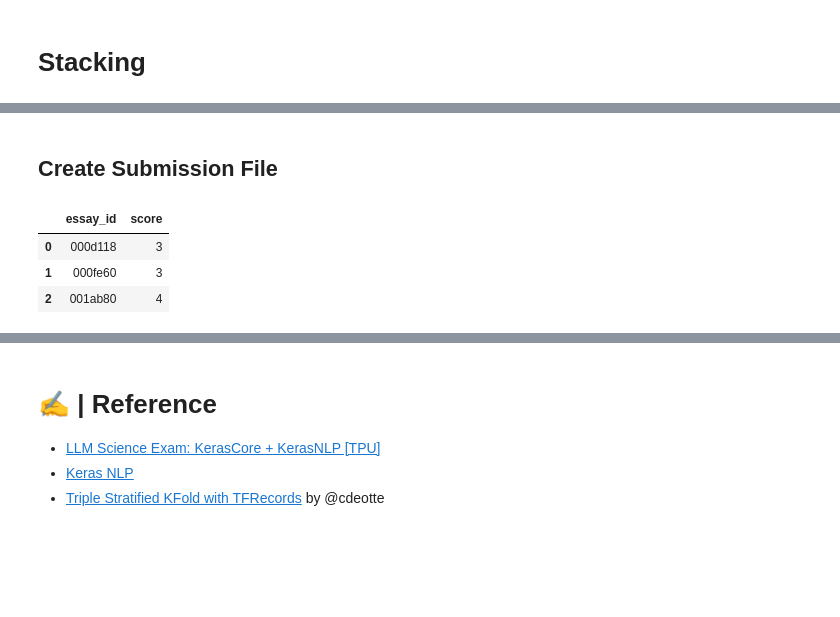
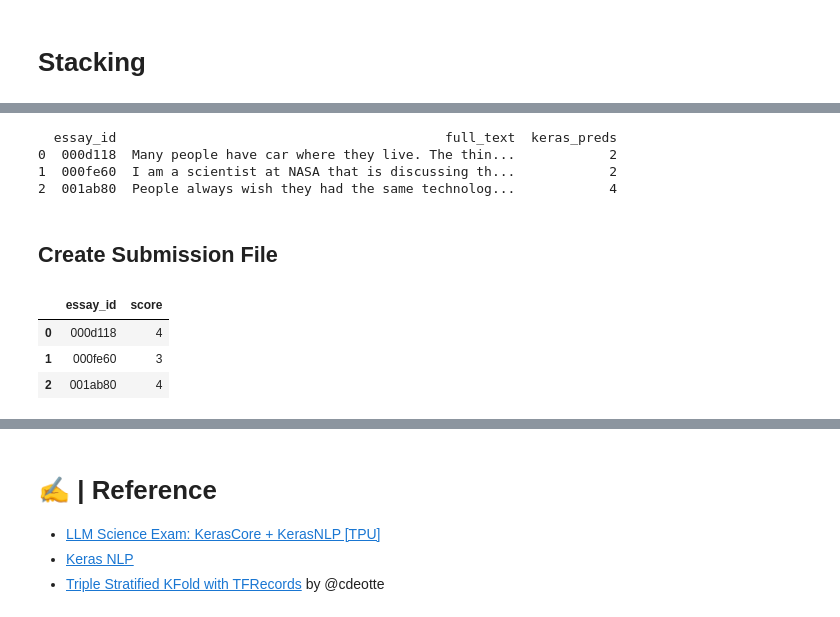
Before and after one commit to ramcav/AES-2.0-Essay-Score-Competition, a Jupyter notebook: aes-2-0-kerasnlp-starter.ipynb, the cells around one changed output, grey strips where cells are left out. Saved outputs shown, nothing was run; the diff lists cells and outputs as text; code cells hidden in the pictures; blank space fills up the shorter version.

Commit message:
Kaggle Notebook | AES 2.0: KerasNLP Starter | Version 2

```diff
--- a/aes-2-0-kerasnlp-starter.ipynb
+++ b/aes-2-0-kerasnlp-starter.ipynb
@@ -1001,0 +971,4 @@ train_df["rf_preds"] = predictions
+# %%
+
+final_train["nlp_preds"] = train_preds
+final_train.head()
@@ -1001,0 +982,10 @@ train_df["rf_preds"] = predictions
+# %%
+calculate_essay_lengths(test_df, 'full_text')
+
+analyze_sentiment(test_df, 'full_text')
+
+test_readability_df = analyze_readability(test_df, 'full_text')
+test_df["fkg_score"] = test_readability_df["Flesch-Kincaid"]
+test_df["gf_score"] =test_readability_df["Gunning Fog"]
+
+test_df.head()
@@ -1001,0 +1005,27 @@ train_df["rf_preds"] = predictions
+# %%
+test_df["nlp_preds"] = test_preds
+# %%
+# RANDOM FOREST META LEARNER: NEURAL NETWORK NLP STACKING + FEATURE ENGINEERING
+
+# Random Forest Classifier
+
+from sklearn.ensemble import RandomForestClassifier
+
+# Define the model
+model = RandomForestClassifier(n_estimators=100, random_state=CFG.seed)
+
+# Define the features and target
+features = final_train.drop(['score', 'essay_id', 'full_text', 'label'], axis=1)
+target = final_train['score']
+
+# Fit the model
+model.fit(features, target)
+
+# Get the feature importances
+feature_importances = model.feature_importances_
+
+# Test the model on the validation set
+test_features = test_df.drop(['essay_id', 'full_text'], axis=1)
+predictions = model.predict(test_features)
+
+print(predictions)
@@ -1002,20 +1042,27 @@ train_df["rf_preds"] = predictions
+# %%
+print(test_df)
+# %% [output]
+  essay_id                                          full_text  keras_preds
+0  000d118  Many people have car where they live. The thin...            2
+1  000fe60  I am a scientist at NASA that is discussing th...            2
+2  001ab80  People always wish they had the same technolog...            4
 # %% [markdown]
 ## Create Submission File
 # %%
 # Create a DataFrame to store the submission
 sub_df = test_df[["essay_id"]].copy()
 
 # Add the formatted predictions to the submission DataFrame
-sub_df["score"] = test_preds
+sub_df["score"] = predictions
 
 # Save Submission
 sub_df.to_csv('submission.csv',index=False)
 
 # Display the first 2 rows of the submission DataFrame
 sub_df
 # %% [output]
 |  | essay_id | score |
-| 0 | 000d118 | 3 |
+| 0 | 000d118 | 4 |
 | 1 | 000fe60 | 3 |
 | 2 | 001ab80 | 4 |
 # %%
```
Also changed, not shown: parts of 31 cells of this notebook.
